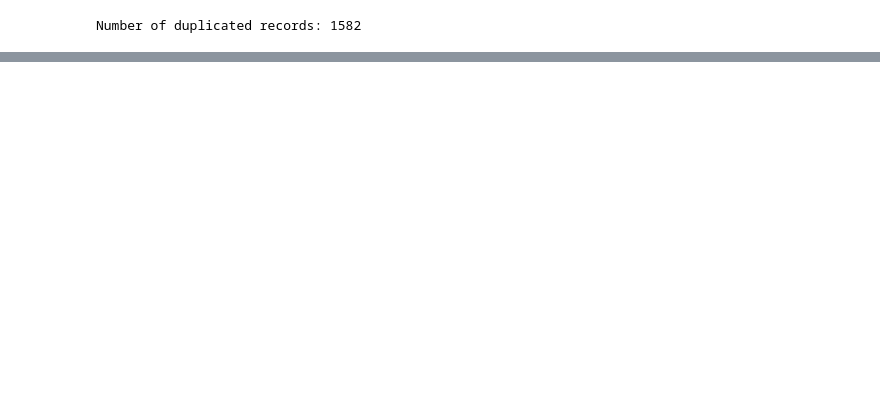
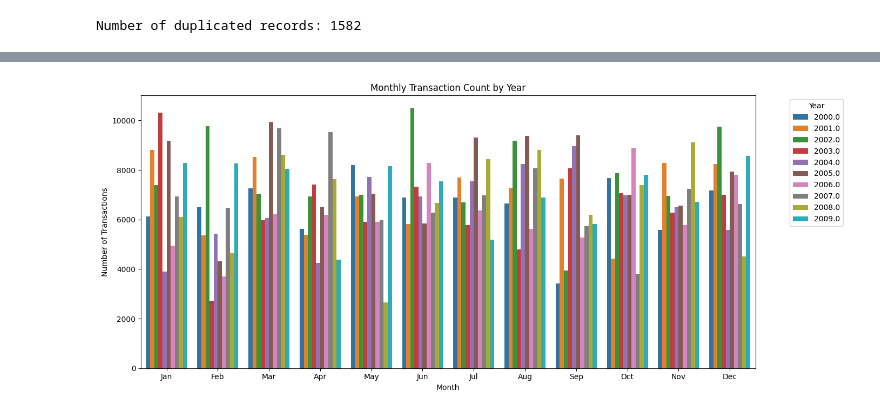
Before and after one commit to sgirabin/nyp-iti102-assignment, a Jupyter notebook: [ITI102]Part_2_4466624P.ipynb, the cells around one changed output, grey strips where cells are left out. Cells and saved outputs as stored; diff of their text form; code cells hidden in the pictures; blank space fills up the shorter version.

```diff
--- a/[ITI102]Part_2_4466624P.ipynb
+++ b/[ITI102]Part_2_4466624P.ipynb
@@ -183,0 +393,7 @@ display(duplicate_rows)
+# %%
+import calendar
+
+# Ensure datetime and extract year/month
+sales_data["time of purchase"] = pd.to_datetime(sales_data["time of purchase"], errors="coerce")
+sales_data.loc[:, "year"] = sales_data["time of purchase"].dt.year
+sales_data.loc[:, "month"] = sales_data["time of purchase"].dt.month
@@ -183,0 +406,27 @@ display(duplicate_rows)
+# %%
+# Group by month and year
+monthly_sales = sales_data.groupby(["month", "year"]).size().reset_index(name="transactions")
+
+# Convert month number to name (ensure integer index)
+monthly_sales["month_name"] = monthly_sales["month"].apply(lambda x: calendar.month_abbr[int(x)])
+month_order = list(calendar.month_abbr)[1:]
+monthly_sales["month_name"] = pd.Categorical(monthly_sales["month_name"], categories=month_order, ordered=True)
+
+# Plot grouped bar chart
+plt.figure(figsize=(14, 6))
+sns.barplot(
+    data=monthly_sales,
+    x="month_name",
+    y="transactions",
+    hue="year",
+    palette="tab10"
+)
+
+plt.title("Monthly Transaction Count by Year")
+plt.xlabel("Month")
+plt.ylabel("Number of Transactions")
+plt.legend(title="Year", bbox_to_anchor=(1.05, 1), loc="upper left")
+plt.tight_layout()
+plt.show()
+# %% [output]
+[figure, added]
```
Also changed, not shown: parts of 62 cells of this notebook.
